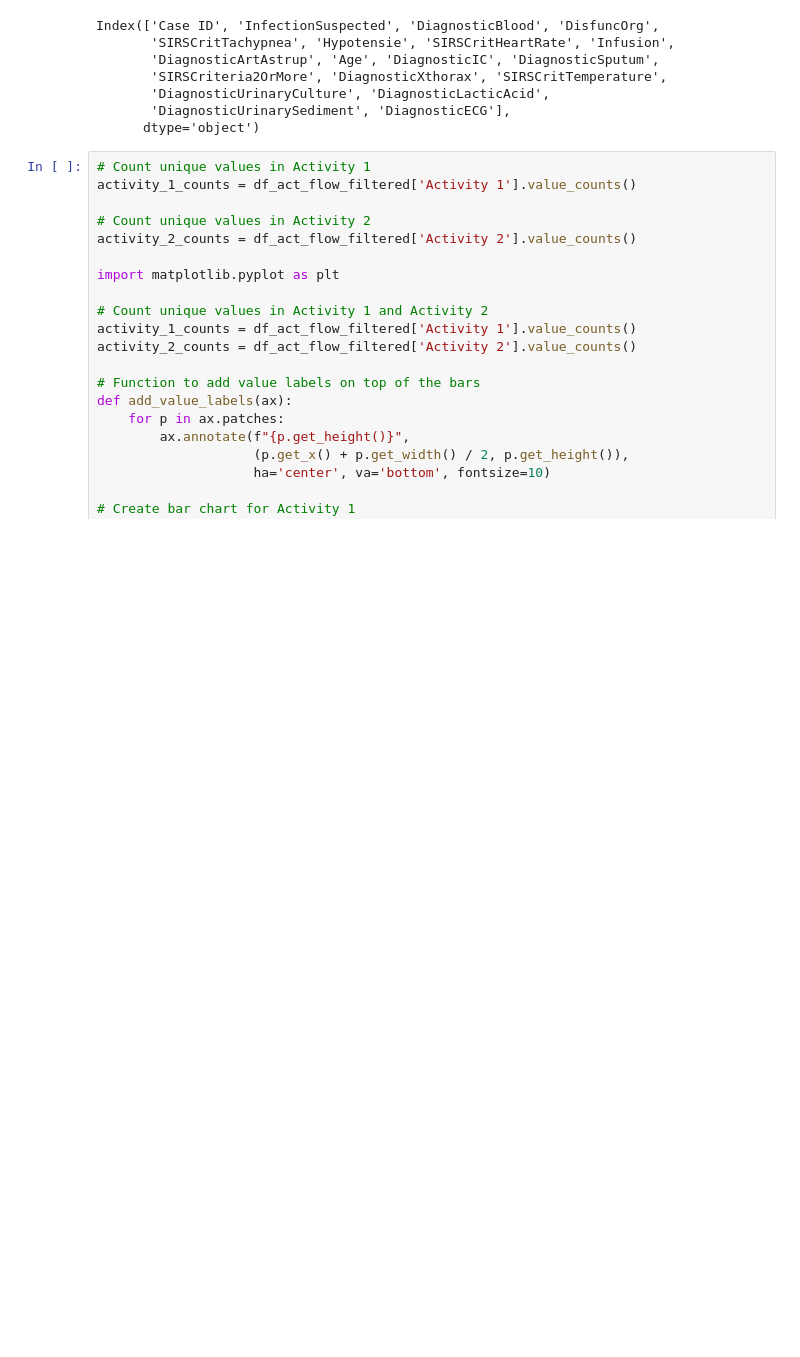
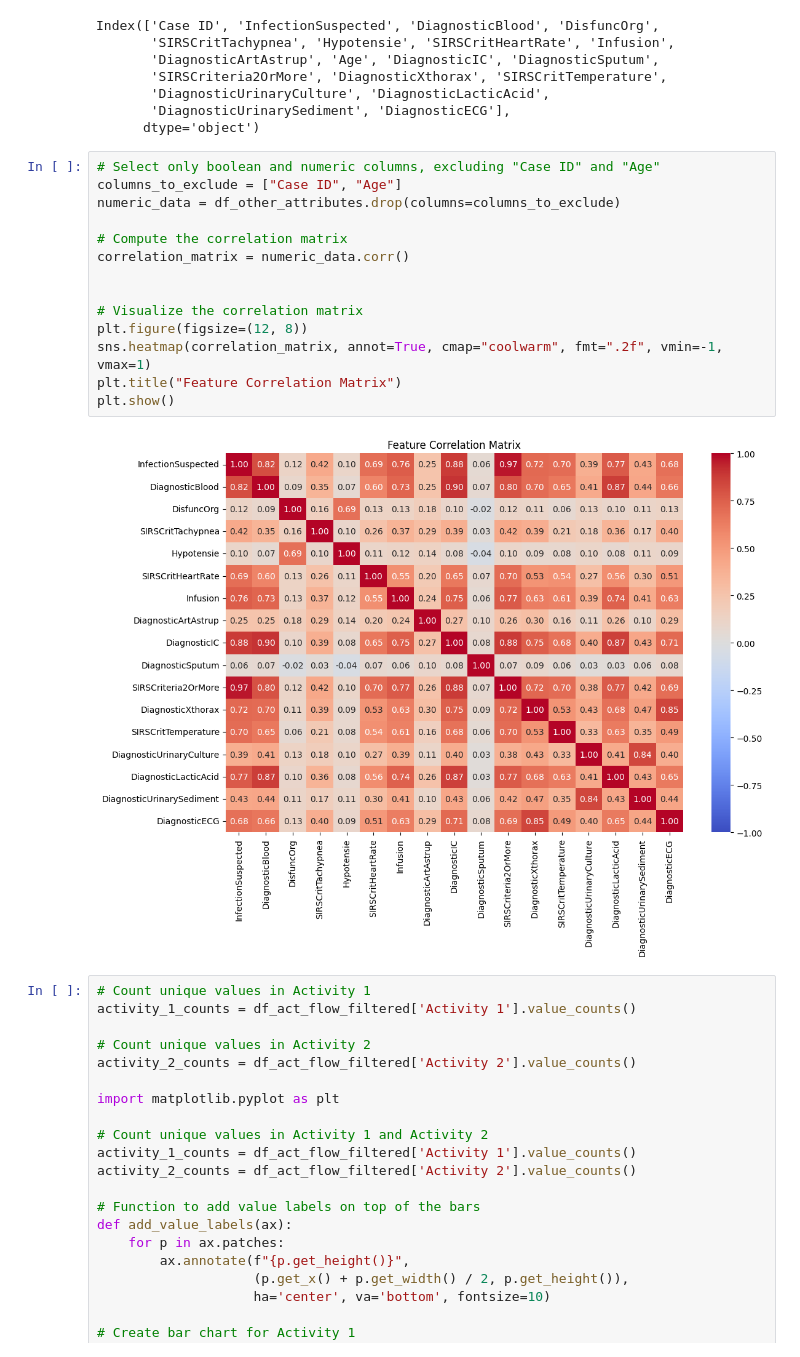
Before and after one commit to mohdkashifansari/Process_Analytics, a Jupyter notebook: model.ipynb, the cells around one changed output. Saved outputs shown, nothing was run; the diff lists cells and outputs as text; blank space fills up the shorter version.

```diff
--- a/model.ipynb
+++ b/model.ipynb
@@ -222,6 +222,22 @@ Index(['Case ID', 'InfectionSuspected', 'DiagnosticBlood', 'DisfuncOrg',
        'DiagnosticUrinaryCulture', 'DiagnosticLacticAcid',
        'DiagnosticUrinarySediment', 'DiagnosticECG'],
       dtype='object')
+# %%
+# Select only boolean and numeric columns, excluding "Case ID" and "Age"
+columns_to_exclude = ["Case ID", "Age"]
+numeric_data = df_other_attributes.drop(columns=columns_to_exclude)
+
+# Compute the correlation matrix
+correlation_matrix = numeric_data.corr()
+
+
+# Visualize the correlation matrix
+plt.figure(figsize=(12, 8))
+sns.heatmap(correlation_matrix, annot=True, cmap="coolwarm", fmt=".2f", vmin=-1, vmax=1)
+plt.title("Feature Correlation Matrix")
+plt.show()
+# %% [output]
+[figure, added]
 # %%
 # Count unique values in Activity 1
 activity_1_counts = df_act_flow_filtered['Activity 1'].value_counts()
```
